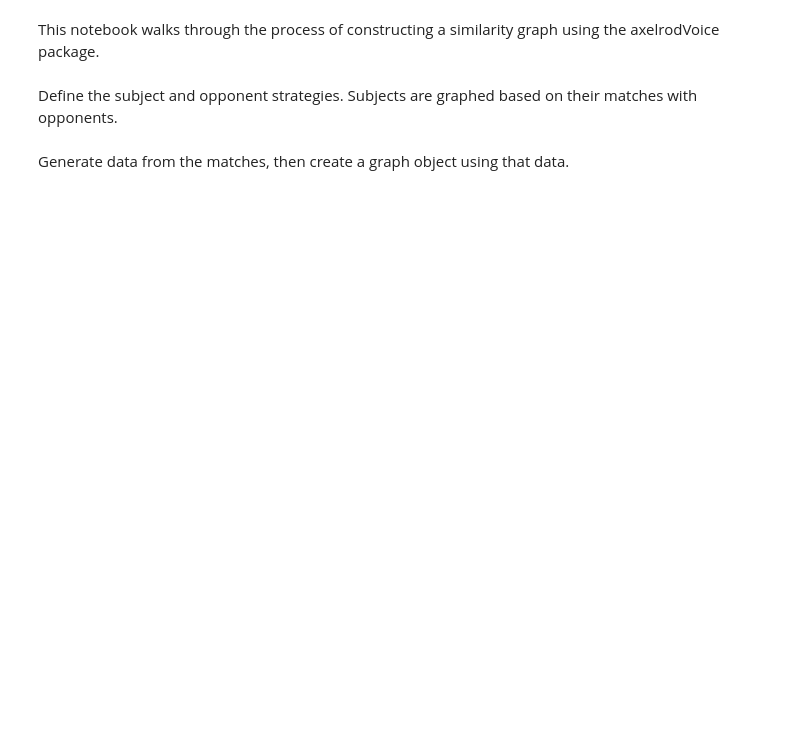
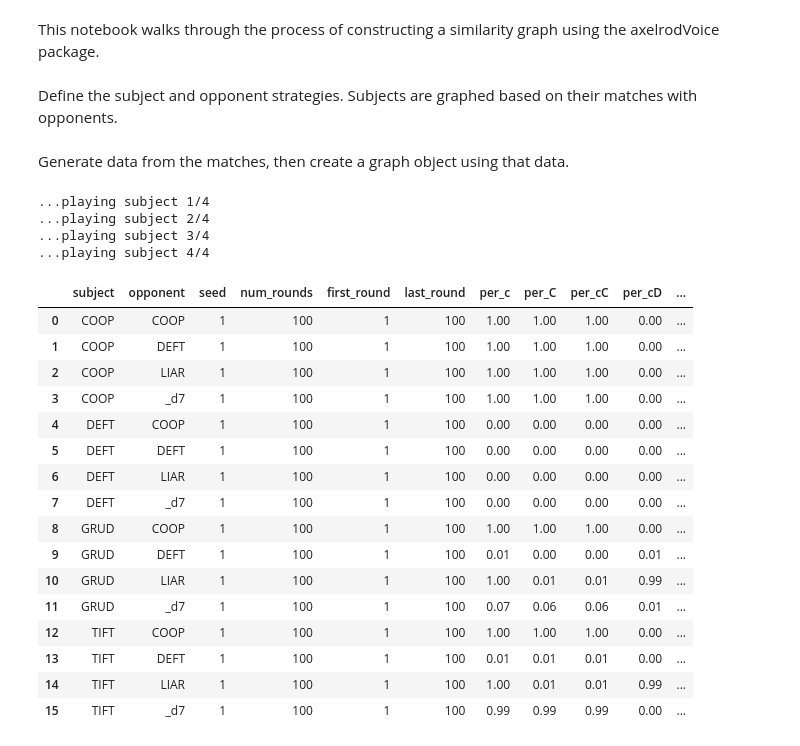
Before and after one commit to alexbazzelle/Alexrod, a Jupyter notebook: similarity_walkthrough.ipynb, the cells around one changed output. Cells and saved outputs as stored; diff of their text form; code cells hidden in the pictures; blank space fills up the shorter version.

Commit message:
A brief introduction to similarity graphs

```diff
--- a/similarity_walkthrough.ipynb
+++ b/similarity_walkthrough.ipynb
@@ -11,5 +12,27 @@ opponents = [o() for o in [axlV.Cooperator, axlV.Defector, axlV.Liar, axlV.TestD
 # %% [markdown]
 Generate data from the matches, then create a graph object using that data.
 # %%
-axlV.SimilarityGraph.generate_data(subjects, opponents, last_round=100, filename="small_data.csv", seeds=[1])
+SimilarityGraph.generate_data(subjects, opponents, last_round=100, filename="small_data.csv", seeds=[1])
+# %% [output]
+...playing subject 1/4
+...playing subject 2/4
+...playing subject 3/4
+...playing subject 4/4
+|  | subject | opponent | seed | num_rounds | first_round | last_round | per_c | per_C | per_cC | per_cD | ... |
+| 0 | COOP | COOP | 1 | 100 | 1 | 100 | 1.00 | 1.00 | 1.00 | 0.00 | ... |
+| 1 | COOP | DEFT | 1 | 100 | 1 | 100 | 1.00 | 1.00 | 1.00 | 0.00 | ... |
+| 2 | COOP | LIAR | 1 | 100 | 1 | 100 | 1.00 | 1.00 | 1.00 | 0.00 | ... |
+| 3 | COOP | _d7 | 1 | 100 | 1 | 100 | 1.00 | 1.00 | 1.00 | 0.00 | ... |
+| 4 | DEFT | COOP | 1 | 100 | 1 | 100 | 0.00 | 0.00 | 0.00 | 0.00 | ... |
+| 5 | DEFT | DEFT | 1 | 100 | 1 | 100 | 0.00 | 0.00 | 0.00 | 0.00 | ... |
+| 6 | DEFT | LIAR | 1 | 100 | 1 | 100 | 0.00 | 0.00 | 0.00 | 0.00 | ... |
+| 7 | DEFT | _d7 | 1 | 100 | 1 | 100 | 0.00 | 0.00 | 0.00 | 0.00 | ... |
+| 8 | GRUD | COOP | 1 | 100 | 1 | 100 | 1.00 | 1.00 | 1.00 | 0.00 | ... |
+| 9 | GRUD | DEFT | 1 | 100 | 1 | 100 | 0.01 | 0.00 | 0.00 | 0.01 | ... |
+| 10 | GRUD | LIAR | 1 | 100 | 1 | 100 | 1.00 | 0.01 | 0.01 | 0.99 | ... |
+| 11 | GRUD | _d7 | 1 | 100 | 1 | 100 | 0.07 | 0.06 | 0.06 | 0.01 | ... |
+| 12 | TIFT | COOP | 1 | 100 | 1 | 100 | 1.00 | 1.00 | 1.00 | 0.00 | ... |
+| 13 | TIFT | DEFT | 1 | 100 | 1 | 100 | 0.01 | 0.01 | 0.01 | 0.00 | ... |
+| 14 | TIFT | LIAR | 1 | 100 | 1 | 100 | 1.00 | 0.01 | 0.01 | 0.99 | ... |
+| 15 | TIFT | _d7 | 1 | 100 | 1 | 100 | 0.99 | 0.99 | 0.99 | 0.00 | ... |
 # %%
```
Also changed, not shown: parts of 7 cells of this notebook.
